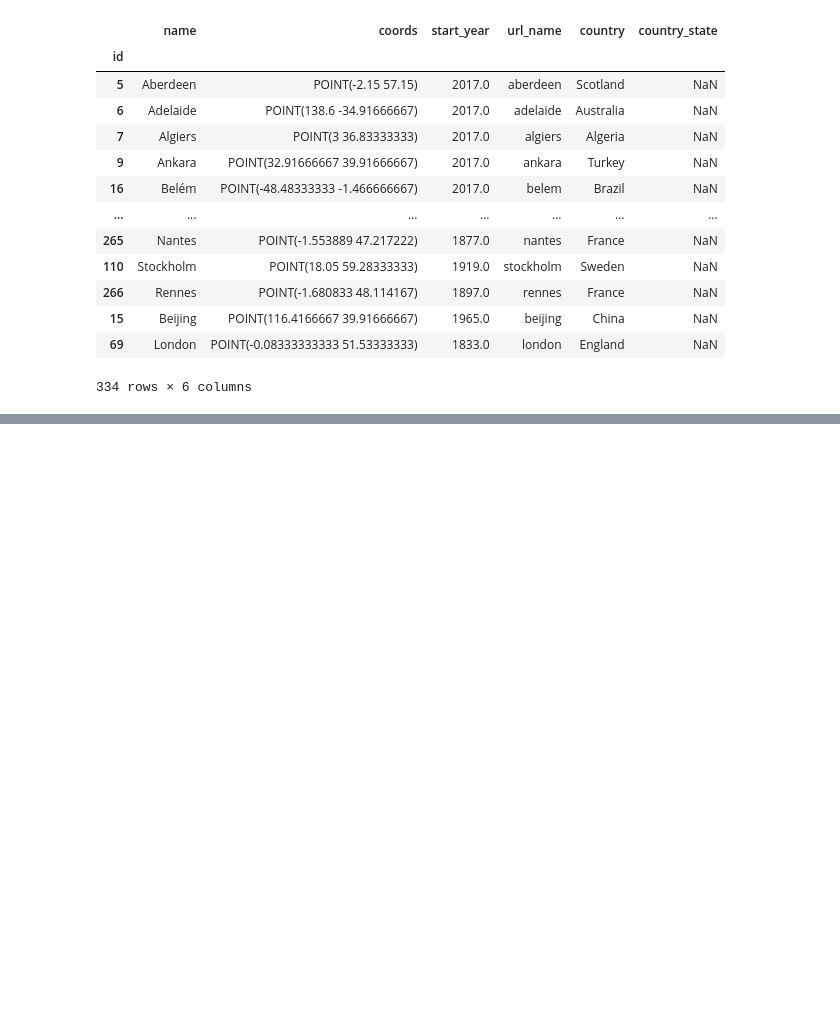
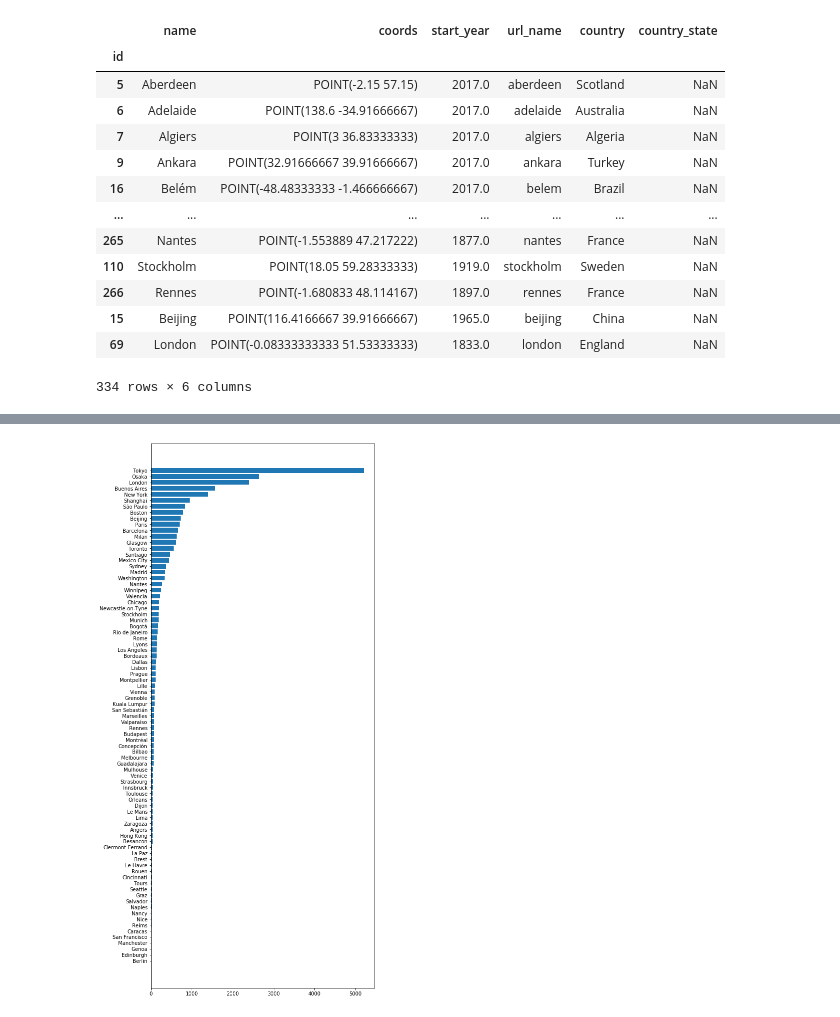
Before and after one commit to msds-5x01/python-programming-for-data-science, a Jupyter notebook: notebooks/CityLines.ipynb, the cells around one changed output, grey strips where cells are left out. Drawn from its saved outputs; the diff is of its cells as text; code cells hidden in the pictures; blank space fills up the shorter version.

```diff
--- a/notebooks/CityLines.ipynb
+++ b/notebooks/CityLines.ipynb
@@ -166,0 +283,15 @@ plt.axis(False);
+# %%
+systems = {}
+
+for code in cities.index:
+    length = 0
+    name = cities['name'][code]
+    for line in tracks[tracks['city_id'] == code]['geometry']:
+        try:
+            xy = parse_linestring(line)
+        except ValueError:
+            continue
+        length += route_length(xy)
+    if length:
+        print(f"{code} {name} {length:.1f} km")
+        systems[name] = length
@@ -166,0 +316,11 @@ plt.axis(False);
+# %%
+# sort by values
+systems = {k: systems[k] for k in sorted(systems, key=systems.get)}
+# %%
+# plot the horizontal barplot of all the cities and
+fig, ax = plt.subplots(1, 1, figsize=(8, 20))
+ax.barh(np.r_[:len(systems)], list(systems.values()))
+ax.set_yticks(np.r_[:len(systems)])
+ax.set_yticklabels(list(systems));
+# %% [output]
+[figure, added]
```
Also changed, not shown: parts of 30 cells of this notebook, 3 other files.
